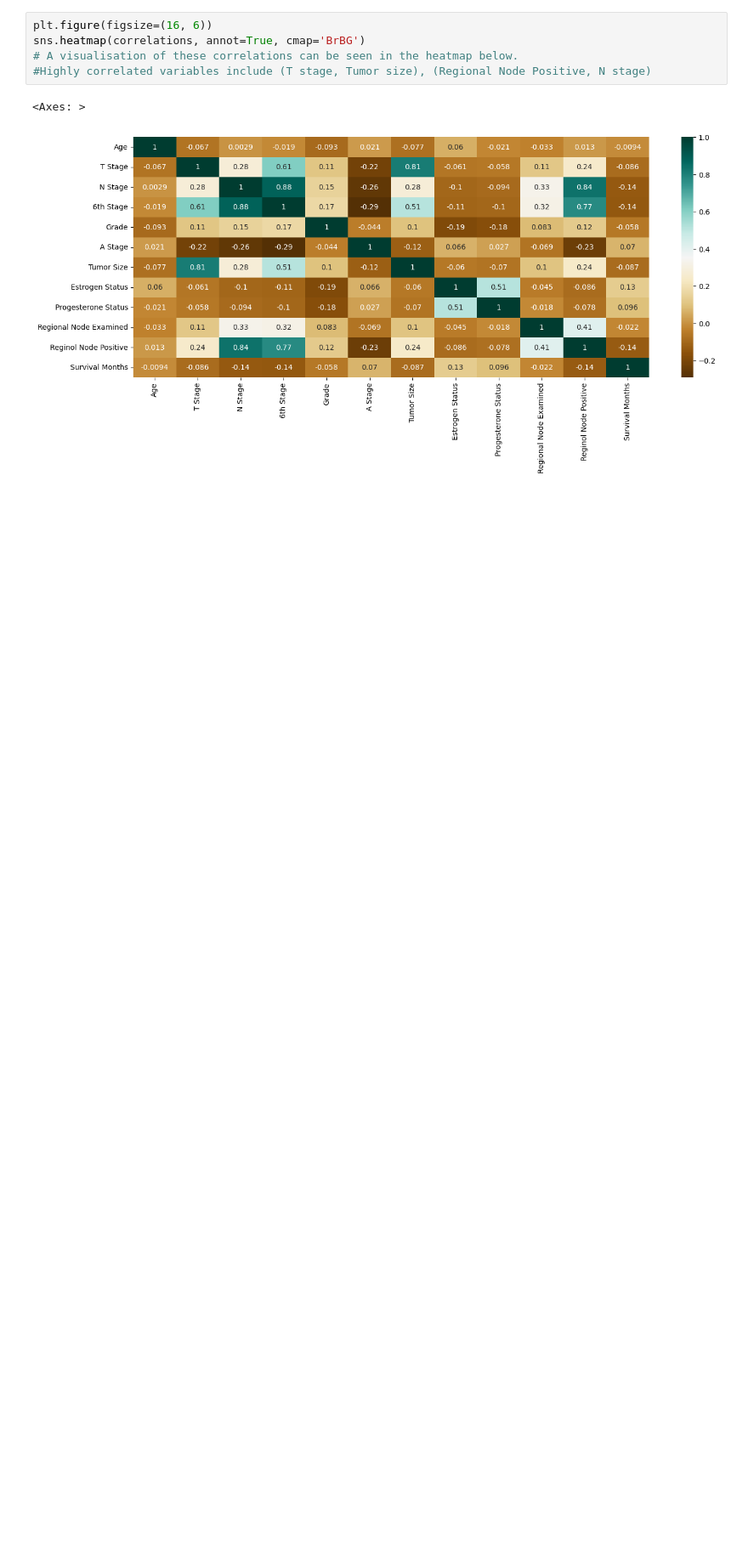
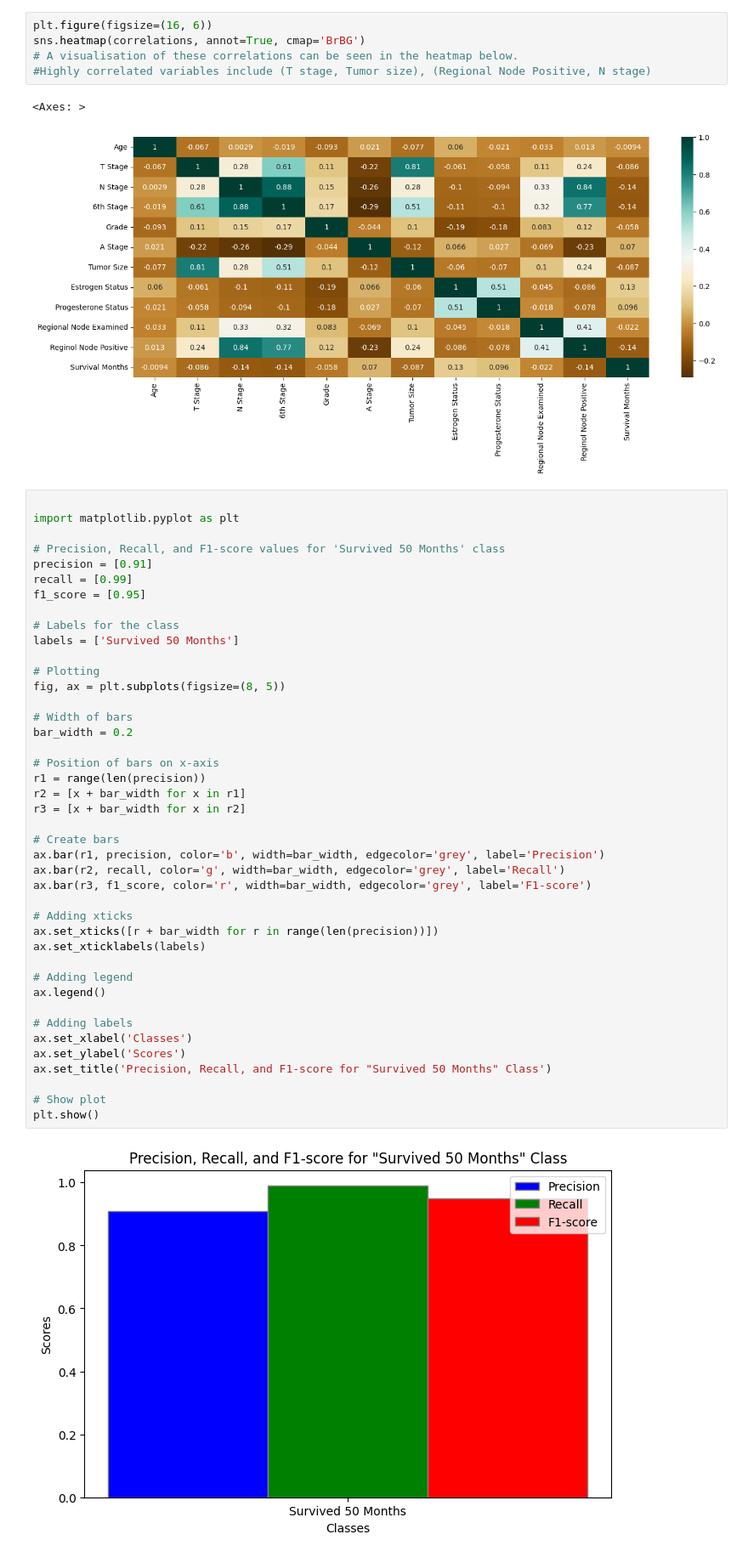
Before and after one commit to jeancarson/Block3Epic, a Jupyter notebook: final workflow/visualisation.ipynb, the cells around one changed output. Shown: that part at 85% size. Cells and saved outputs as stored; diff of their text form; blank space fills up the shorter version.

```diff
--- a/final workflow/visualisation.ipynb
+++ b/final workflow/visualisation.ipynb
@@ -136,3 +131,47 @@ sns.heatmap(correlations, annot=True, cmap='BrBG')
 # %% [output]
 <Axes: >
 [figure]
+# %%
+
+import matplotlib.pyplot as plt
+
+# Precision, Recall, and F1-score values for 'Survived 50 Months' class
+precision = [0.91]
+recall = [0.99]
+f1_score = [0.95]
+
+# Labels for the class
+labels = ['Survived 50 Months']
+
+# Plotting
+fig, ax = plt.subplots(figsize=(8, 5))
+
+# Width of bars
+bar_width = 0.2
+
+# Position of bars on x-axis
+r1 = range(len(precision))
+r2 = [x + bar_width for x in r1]
+r3 = [x + bar_width for x in r2]
+
+# Create bars
+ax.bar(r1, precision, color='b', width=bar_width, edgecolor='grey', label='Precision')
+ax.bar(r2, recall, color='g', width=bar_width, edgecolor='grey', label='Recall')
+ax.bar(r3, f1_score, color='r', width=bar_width, edgecolor='grey', label='F1-score')
+
+# Adding xticks
+ax.set_xticks([r + bar_width for r in range(len(precision))])
+ax.set_xticklabels(labels)
+
+# Adding legend
+ax.legend()
+
+# Adding labels
+ax.set_xlabel('Classes')
+ax.set_ylabel('Scores')
+ax.set_title('Precision, Recall, and F1-score for "Survived 50 Months" Class')
+
+# Show plot
+plt.show()
+# %% [output]
+[figure, added]
```
Also changed, not shown: parts of 1 cell of this notebook, 6 other files.
